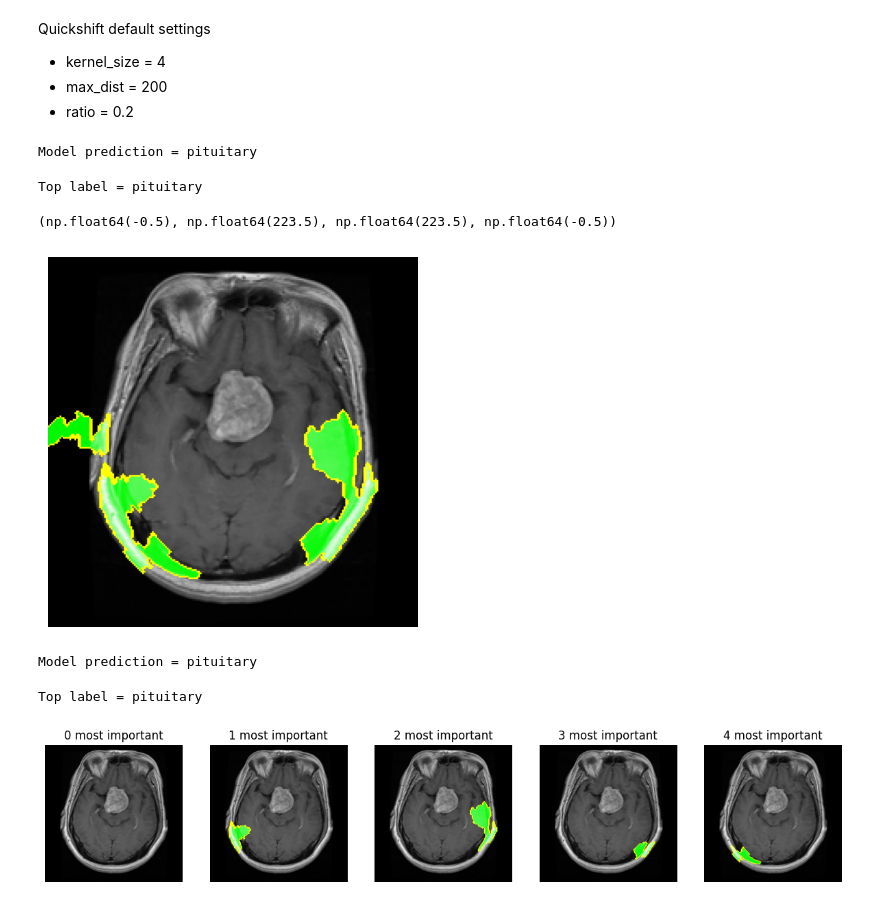
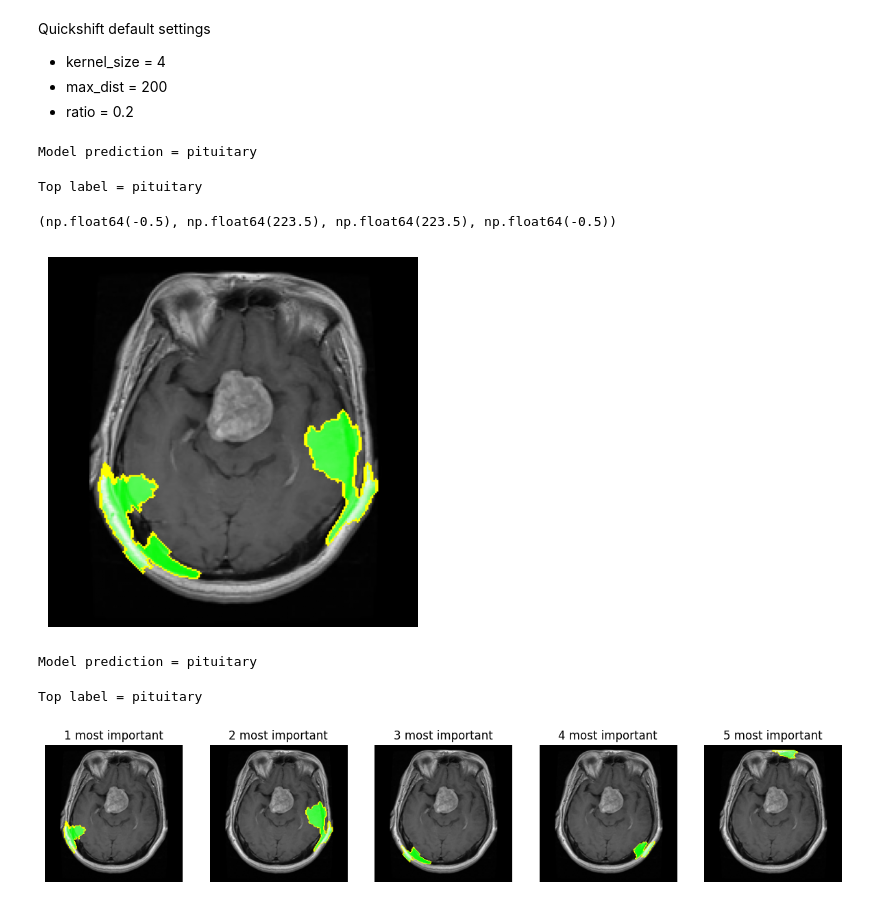
Before and after one commit to M4yfl0w3r/flower-eng-thesis, a Jupyter notebook: src/lime_research.ipynb, the cells around one changed output. Cells and saved outputs as stored; diff of their text form; code cells hidden in the pictures.

```diff
--- a/src/lime_research.ipynb
+++ b/src/lime_research.ipynb
@@ -93,6 +93,7 @@ class Params:
     ratio: float
     max_dist: int
     order: bool
+    one_order_image: bool
 # %% [markdown]
 Quickshift default settings
 - kernel_size = 4
@@ -146,7 +167,7 @@ def explain_with_lime(
         marked_images: list[np.ndarray] = []
         prev_image: np.ndarray = np.zeros((224, 224, 3), dtype=np.int8)
         prev_mask: np.ndarray = np.zeros((224, 224), dtype=np.int8)
-        for i in range(params.num_features):
+        for i in range(1, params.num_features + 1):
             temp, mask = explanation.get_image_and_mask(
                 label=params.image_class,
                 positive_only=params.positive_only,
@@ -164,25 +185,26 @@ def explain_with_lime(
 # %%
 params = Params(
     image_path="../assets/test_pituitary.jpg",
     image_class=classes.inverse["pituitary"],
     num_samples=200,
-    num_features=5,
+    num_features=3,
     positive_only=False,
     kernel_size=2,
     max_dist=200,
     ratio=0.2,
     order=False,
+    one_order_image=False
 )
 
 image = explain_with_lime(cnn, params)
 
 pl.imshow(image)
 pl.axis("off")
 # %% [output]
 Model prediction = pituitary
 Top label = pituitary
 (np.float64(-0.5), np.float64(223.5), np.float64(223.5), np.float64(-0.5))
-[figure, old version]
+[figure, new version]
 # %%
 params = Params(
     image_path="../assets/test_pituitary.jpg",
@@ -203,9 +226,9 @@ Top label = pituitary
 # %%
 fig, axes = pl.subplots(1, 5, figsize=(15, 3))
 
-for i, (ax, img) in enumerate(zip(axes, images)):
-    ax.imshow(img)
-    ax.set_title(f'{i} most important')
-    ax.axis('off')
+for i, img in enumerate(images):
+    axes[i].imshow(img)
+    axes[i].set_title(f"{i + 1} most important")
+    axes[i].axis('off')
 # %% [output]
-[figure, old version]
+[figure, new version]
```
Also changed, not shown: parts of 2 cells of this notebook.
